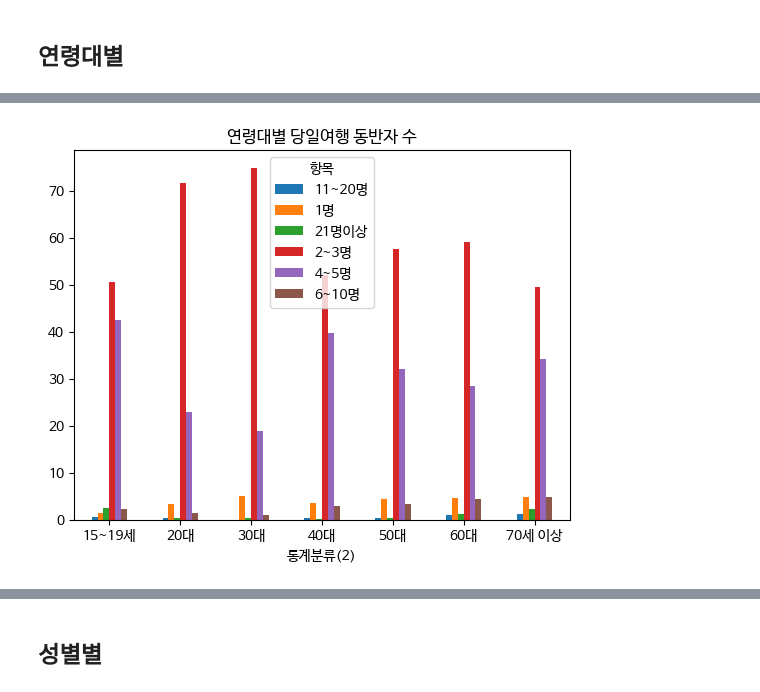
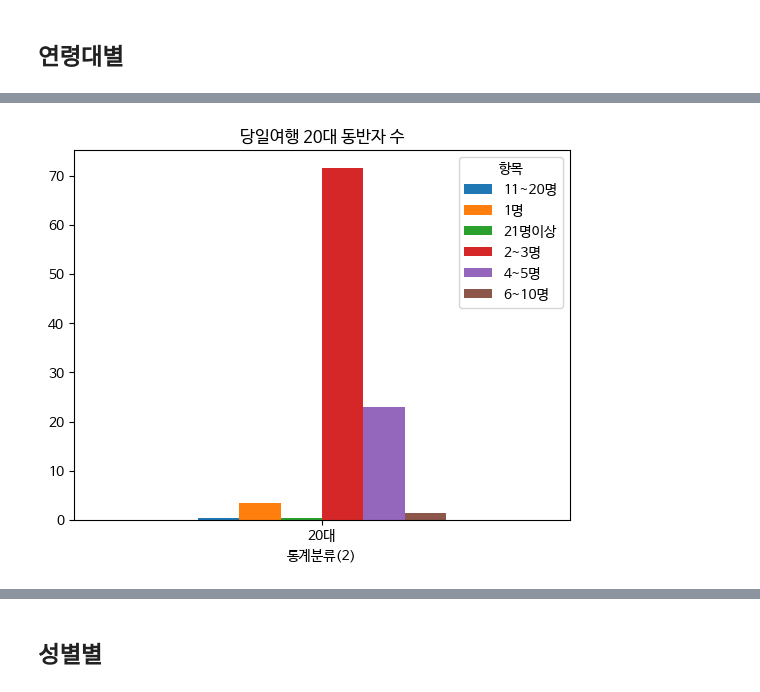
Before and after one commit to nohjuhyeon/AI_LKJ_hubs_fastapi, a Jupyter notebook: data_analysis/persona/2yj_persona_companion.ipynb, the cells around one changed output, grey strips where cells are left out. Cells and saved outputs as stored; diff of their text form; code cells hidden in the pictures.

```diff
--- a/data_analysis/persona/2yj_persona_companion.ipynb
+++ b/data_analysis/persona/2yj_persona_companion.ipynb
@@ -68,7 +68,7 @@ df_companion_lodgment
 # %% [markdown]
 ## 연령대별
 # %%
-item_cate = df_companion_daytrip.query("`통계분류(1)` == '연령'")
+item_cate = df_companion_daytrip.query("`통계분류(2)` == '20대'")
 age_3040 = item_cate.groupby(['통계분류(2)', '항목'])
 result = age_3040['데이터'].median().unstack()
 result
@@ -85,7 +79,7 @@ result
 # %%
 result.plot(kind='bar')
-plt.title("연령대별 당일여행 동반자 수")
+plt.title("당일여행 20대 동반자 수")
 plt.xticks(rotation=0)
 plt.show()
 # %% [output]
-[figure, old version]
+[figure, new version]
```
Also changed, not shown: parts of 5 cells of this notebook.
